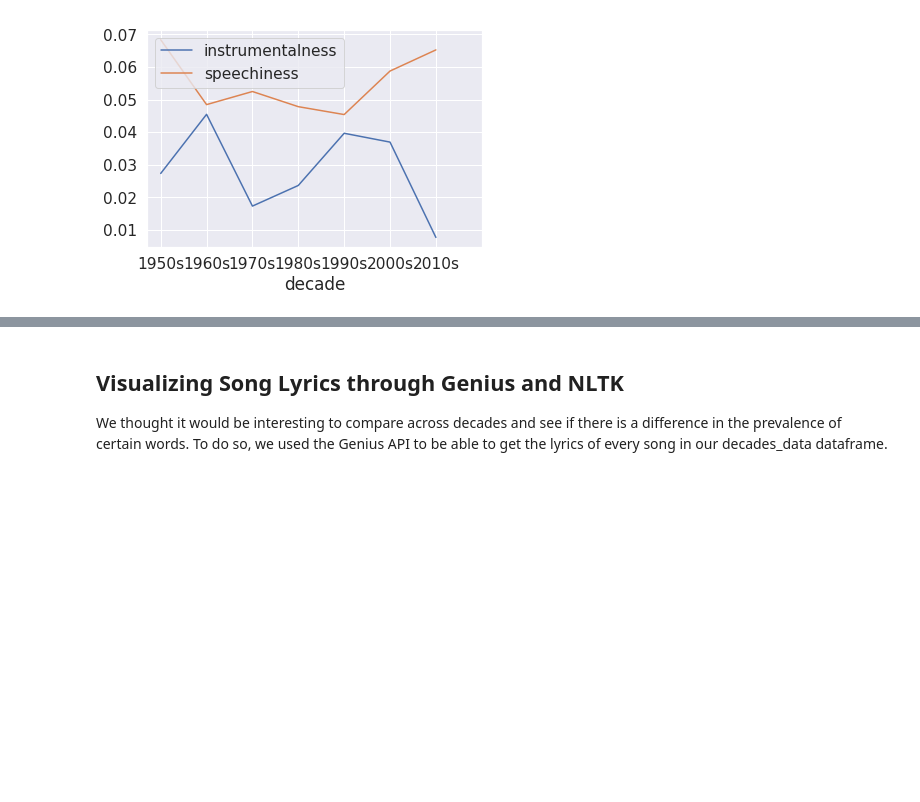
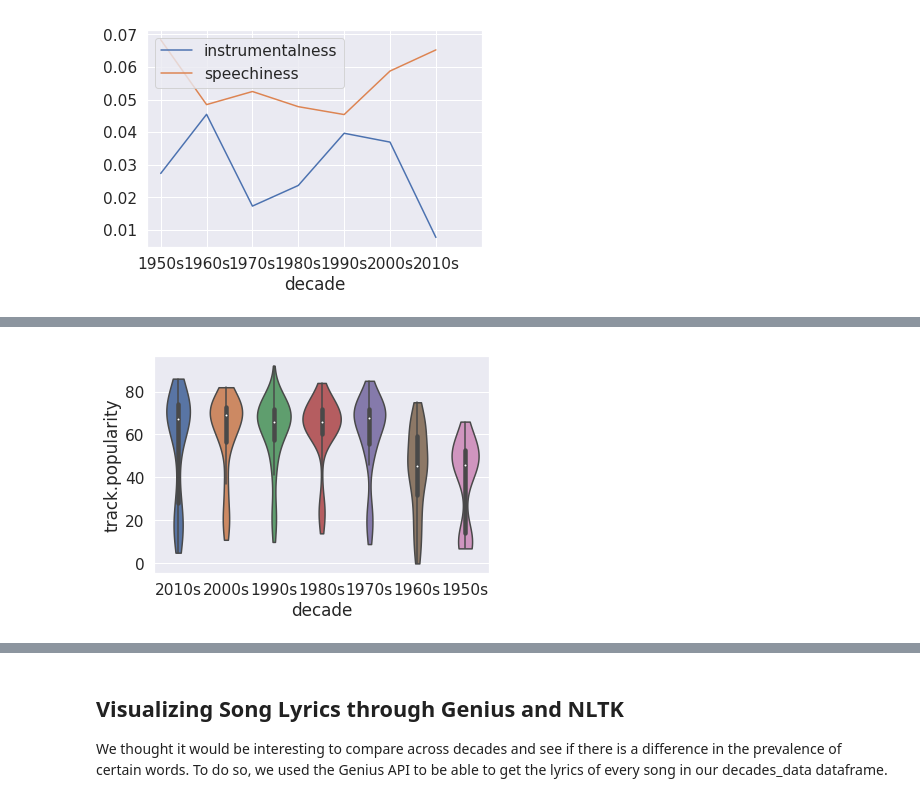
Before and after one commit to hackerman084/MusicOverTheDecades, a Jupyter notebook: Spotify_Final_Astha.ipynb, the cells around one changed output, grey strips where cells are left out. Cells and saved outputs as stored; diff of their text form; code cells hidden in the pictures; blank space fills up the shorter version.

```diff
--- a/Spotify_Final_Astha.ipynb
+++ b/Spotify_Final_Astha.ipynb
@@ -390,0 +393,4 @@ decades_data.head()
+# %%
+ax = sns.violinplot(x="decade", y="track.popularity", data=decades_data, cut = 0)
+# %% [output]
+[figure, added]
```
Also changed, not shown: parts of 17 cells of this notebook, 1 other file.
